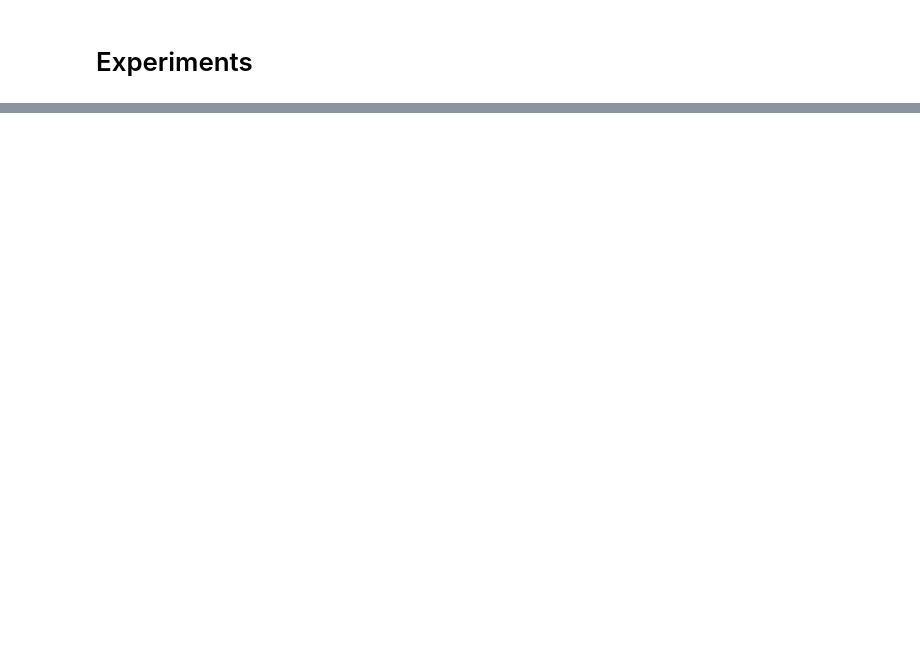
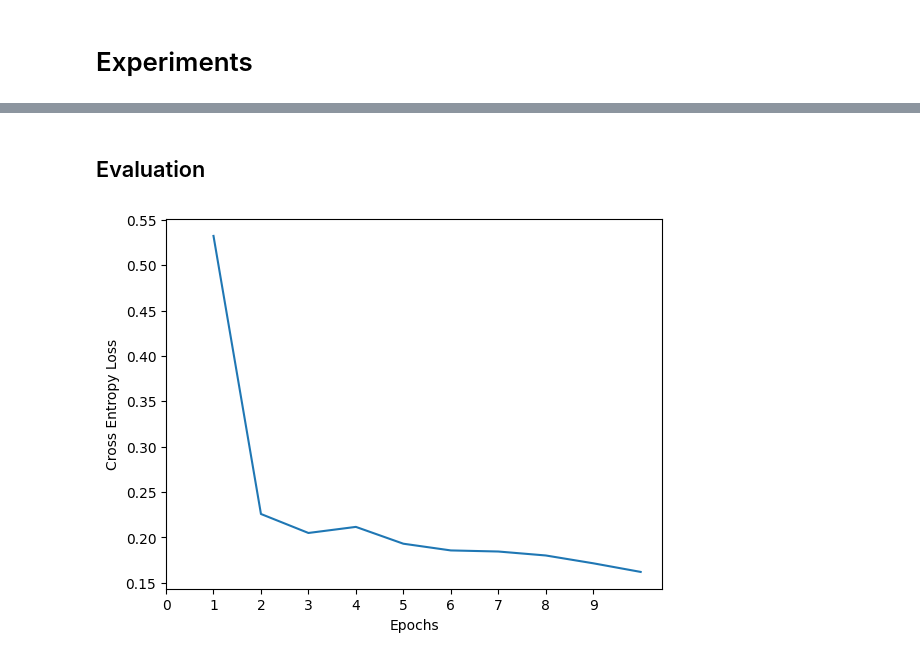
Before and after one commit to xnell90/rmt, a Jupyter notebook: Experiments.ipynb, the cells around one changed output, grey strips where cells are left out. Cells and saved outputs as stored; diff of their text form; code cells hidden in the pictures; blank space fills up the shorter version.

```diff
--- a/Experiments.ipynb
+++ b/Experiments.ipynb
@@ -52,20 +42,15 @@ mnist_test
 # %%
 import torch.nn as nn
+
 
 class Model(nn.Module):
 
     def __init__(self):
         super().__init__()
-        self.network = nn.Sequential(
-            nn.Linear(28 * 28, 300),
-            nn.ReLU(),
-            nn.Linear(300, 10)
-        )
+        self.network = nn.Sequential(nn.Linear(28 * 28, 128), nn.ReLU(), nn.Linear(128, 10))
 
     def forward(self, x):
         return self.network(x)
-
-model = Model()
 # %%
 from neural_network import MNISTClassifier
 
@@ -78,0 +62,8 @@ array([7, 2, 1, ..., 4, 0, 6], shape=(10000,))
+# %% [markdown]
+## Evaluation
+# %%
+from utils import display_losses
+
+display_losses(mnist_classifier.losses)
+# %% [output]
+[figure, added]
```
Also changed, not shown: parts of 12 cells of this notebook, 2 other files.
